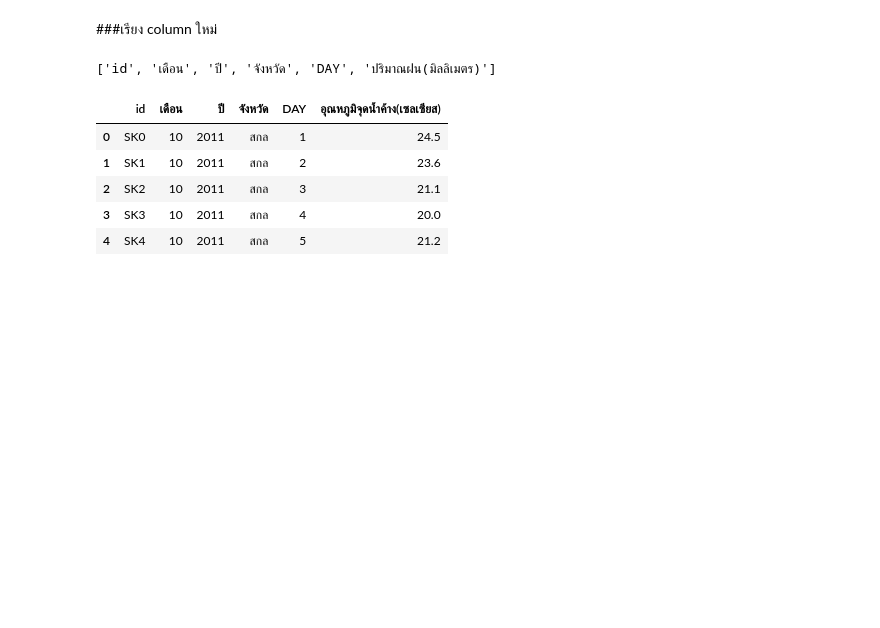
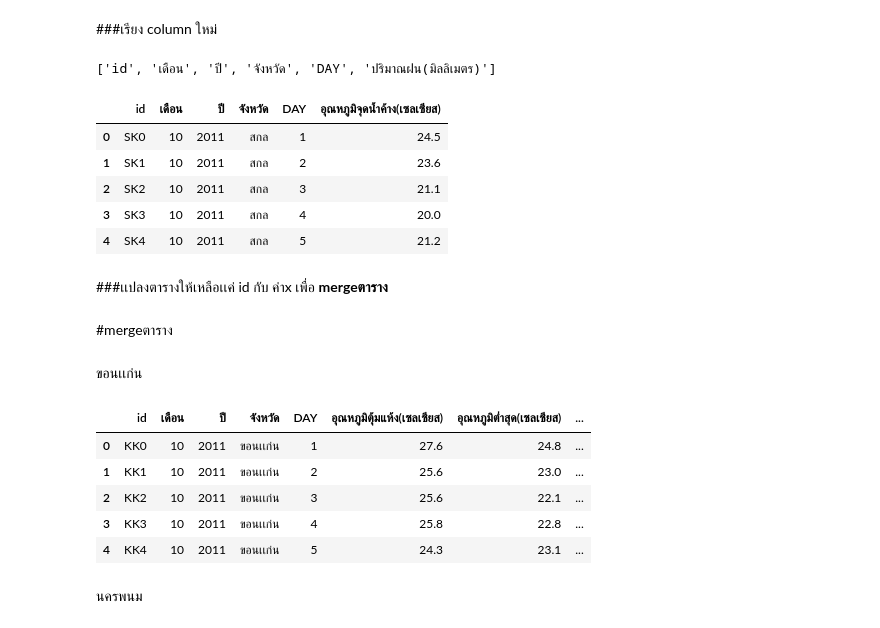
Before and after one commit to Tawanss/BSC_DPDM2023, a Jupyter notebook: midterm_bscdpdm23.ipynb, the cells around one changed output. Cells and saved outputs as stored; diff of their text form; code cells hidden in the pictures; blank space fills up the shorter version.

```diff
--- a/midterm_bscdpdm23.ipynb
+++ b/midterm_bscdpdm23.ipynb
@@ -700,49 +700,49 @@ cols_Rainfall
 ['id', 'เดือน', 'ปี', 'จังหวัด', 'DAY', 'ปริมาณฝน(มิลลิเมตร)']
 # %%
 #อุณหภูมิตุ้มเเห้ง
-Dry_temp_loei_mit=Dry_temp_loei_mit[cols_Dry]
+Dry_temp_KhonKaen_mit=Dry_temp_KhonKaen_mit[cols_Dry]
 Dry_temp_NakhonPhanom_mit=Dry_temp_NakhonPhanom_mit[cols_Dry]
 Dry_temp_Sakon_mit=Dry_temp_Sakon_mit[cols_Dry]
 Dry_temp_NongKhai_mit=Dry_temp_NongKhai_mit[cols_Dry]
 Dry_temp_loei_mit=Dry_temp_loei_mit[cols_Dry]
 #อุณหภูมิต่ำสุด
-lower_temp_loei_mit=lower_temp_loei_mit[cols_lower]
+lower_temp_KhonKaen_mit=lower_temp_KhonKaen_mit[cols_lower]
 lower_temp_NakhonPhanom_mit=lower_temp_NakhonPhanom_mit[cols_lower]
 lower_temp_Sakon_mit=lower_temp_Sakon_mit[cols_lower]
 lower_temp_NongKhai_mit=lower_temp_NongKhai_mit[cols_lower]
 lower_temp_loei_mit=lower_temp_loei_mit[cols_lower]
 #อุณหภูมิจุดน้ำค้าง
-Dew_temp_loei_mit=Dew_temp_loei_mit[cols_Dew]
+Dew_temp_KhonKaen_mit=Dew_temp_KhonKaen_mit[cols_Dew]
 Dew_temp_NakhonPhanom_mit=Dew_temp_NakhonPhanom_mit[cols_Dew]
 Dew_temp_Sakon_mit=Dew_temp_Sakon_mit[cols_Dew]
 Dew_temp_NongKhai_mit=Dew_temp_NongKhai_mit[cols_Dew]
 Dew_temp_loei_mit=Dew_temp_loei_mit[cols_Dew]
 #ความกดอากาศ
-Airpressure_temp_loei_mit=Airpressure_temp_loei_mit[cols_Airpressure]
+Airpressure_temp_KhonKaen_mit=Airpressure_temp_KhonKaen_mit[cols_Airpressure]
 Airpressure_temp_NakhonPhanom_mit=Airpressure_temp_NakhonPhanom_mit[cols_Airpressure]
 Airpressure_temp_Sakon_mit=Airpressure_temp_Sakon_mit[cols_Airpressure]
 Airpressure_temp_NongKhai_mit=Airpressure_temp_NongKhai_mit[cols_Airpressure]
 Airpressure_temp_loei_mit=Airpressure_temp_loei_mit[cols_Airpressure]
 #ความชื้นสัมพัทธ์
-Rhumidity_temp_loei_mit=Rhumidity_temp_loei_mit[cols_Rhumidity]
+Rhumidity_temp_KhonKaen_mit=Rhumidity_temp_KhonKaen_mit[cols_Rhumidity]
 Rhumidity_temp_NakhonPhanom_mit=Rhumidity_temp_NakhonPhanom_mit[cols_Rhumidity]
 Rhumidity_temp_Sakon_mit=Rhumidity_temp_Sakon_mit[cols_Rhumidity]
 Rhumidity_temp_NongKhai_mit=Rhumidity_temp_NongKhai_mit[cols_Rhumidity]
 Rhumidity_temp_loei_mit=Rhumidity_temp_loei_mit[cols_Rhumidity]
 #ความเร็วลม
-Wind_velocity_loei_mit=Wind_velocity_loei_mit[cols_Wind_velocity]
+Wind_velocity_KhonKaen_mit=Wind_velocity_KhonKaen_mit[cols_Wind_velocity]
 Wind_velocity_NakhonPhanom_mit=Wind_velocity_NakhonPhanom_mit[cols_Wind_velocity]
 Wind_velocity_Sakon_mit=Wind_velocity_Sakon_mit[cols_Wind_velocity]
 Wind_velocity_NongKhai_mit=Wind_velocity_NongKhai_mit[cols_Wind_velocity]
 Wind_velocity_loei_mit=Wind_velocity_loei_mit[cols_Wind_velocity]
 #จำนวนเมฆ
-Clouds_loei_mit=Clouds_loei_mit[cols_Clouds]
+Clouds_KhonKaen_mit=Clouds_KhonKaen_mit[cols_Clouds]
 Clouds_NakhonPhanom_mit=Clouds_NakhonPhanom_mit[cols_Clouds]
 Clouds_Sakon_mit=Clouds_Sakon_mit[cols_Clouds]
 Clouds_NongKhai_mit=Clouds_NongKhai_mit[cols_Clouds]
 Clouds_loei_mit=Clouds_loei_mit[cols_Clouds]
 #ปริมาณน้ำฝน
-Rainfall_loei_mit=Rainfall_loei_mit[cols_Rainfall]
+Rainfall_KhonKaen_mit=Rainfall_KhonKaen_mit[cols_Rainfall]
 Rainfall_NakhonPhanom_mit=Rainfall_NakhonPhanom_mit[cols_Rainfall]
 Rainfall_Sakon_mit=Rainfall_Sakon_mit[cols_Rainfall]
 Rainfall_NongKhai_mit=Rainfall_NongKhai_mit[cols_Rainfall]
@@ -756,3 +756,5 @@ Dew_temp_Sakon_mit.head()
 | 2 | SK2 | 10 | 2011 | สกล | 3 | 21.1 |
 | 3 | SK3 | 10 | 2011 | สกล | 4 | 20.0 |
 | 4 | SK4 | 10 | 2011 | สกล | 5 | 21.2 |
+# %% [markdown]
+###เเปลงตารางให้เหลือเเค่ id กับ ค่าx เพื่อ **mergeตาราง**
@@ -758,0 +804,23 @@ Dew_temp_Sakon_mit.head()
+# %% [markdown]
+#mergeตาราง
+# %% [markdown]
+ขอนเเก่น
+# %%
+joinkk1=pd.merge(Dry_temp_KhonKaen_mit,lower_temp_KhonKaen_mit,on='id')
+joinkk1_1 =pd.merge(joinkk1,Dew_temp_KhonKaen_mit,on='id')
+joinkk2=pd.merge(joinkk1_1,Airpressure_temp_KhonKaen_mit,on='id')
+joinkk3=pd.merge(joinkk2,Rhumidity_temp_KhonKaen_mit,on='id')
+joinkk3_1=pd.merge(joinkk3,Wind_velocity_KhonKaen_mit,on='id')
+joinkk4=pd.merge(joinkk3_1,Clouds_KhonKaen_mit,on='id')
+joinkk5=pd.merge(joinkk4,Rainfall_KhonKaen_mit,on='id')
+# %%
+joinkk5.head()
+# %% [output]
+|  | id | เดือน | ปี | จังหวัด | DAY | อุณหภูมิตุ้มแห้ง(เซลเซียส) | อุณหภูมิต่ำสุด(เซลเซียส) | ... |
+| 0 | KK0 | 10 | 2011 | ขอนเเก่น | 1 | 27.6 | 24.8 | ... |
+| 1 | KK1 | 10 | 2011 | ขอนเเก่น | 2 | 25.6 | 23.0 | ... |
+| 2 | KK2 | 10 | 2011 | ขอนเเก่น | 3 | 25.6 | 22.1 | ... |
+| 3 | KK3 | 10 | 2011 | ขอนเเก่น | 4 | 25.8 | 22.8 | ... |
+| 4 | KK4 | 10 | 2011 | ขอนเเก่น | 5 | 24.3 | 23.1 | ... |
+# %% [markdown]
+นครพนม
```
Also changed, not shown: parts of 23 cells of this notebook.
